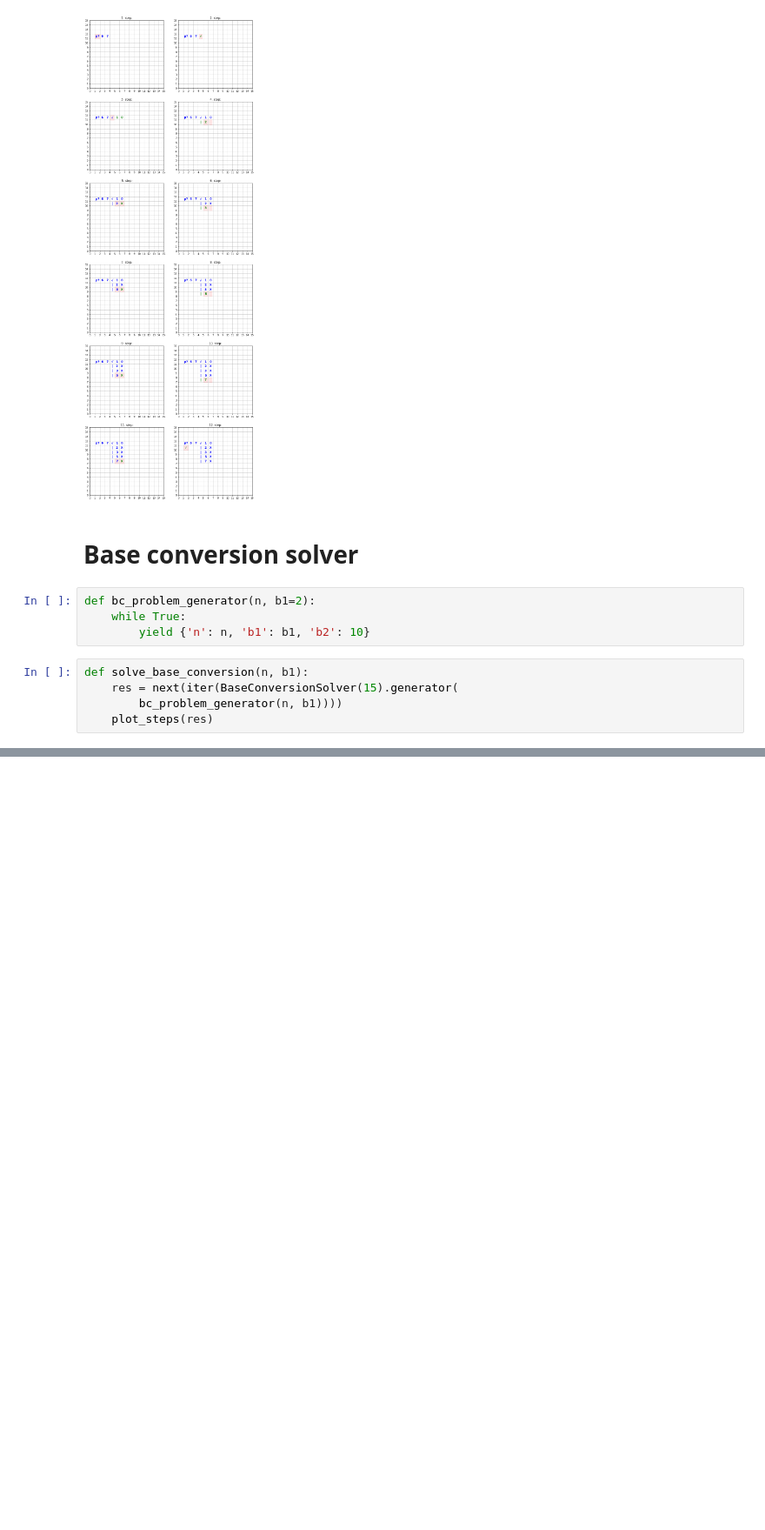
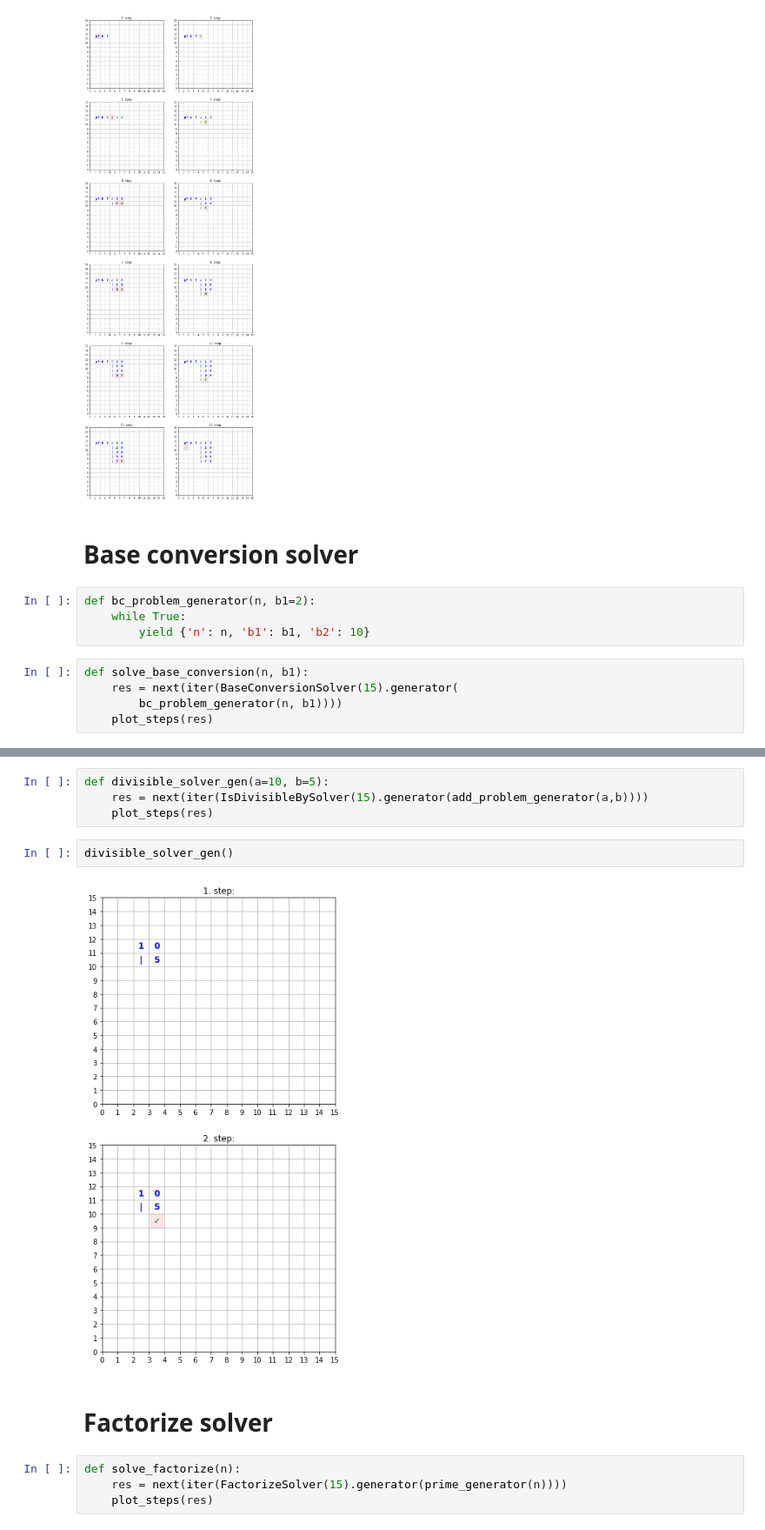
Before and after one commit to csadrian/arithmetics_on_paper, a Jupyter notebook: examples.ipynb, the cells around one changed output, grey strips where cells are left out. Shown: that part at 87% size. Saved outputs shown, nothing was run; the diff lists cells and outputs as text; blank space fills up the shorter version.

```diff
--- a/examples.ipynb
+++ b/examples.ipynb
@@ -87,0 +85,14 @@ add_solver_example()
+# %%
+def divisible_solver_gen(a=10, b=5):
+    res = next(iter(IsDivisibleBySolver(15).generator(add_problem_generator(a,b))))
+    plot_steps(res)
+# %%
+divisible_solver_gen()
+# %% [output]
+[figure, added]
+# %% [markdown]
+# Factorize solver
+# %%
+def solve_factorize(n):
+    res = next(iter(FactorizeSolver(15).generator(prime_generator(n))))
+    plot_steps(res)
```
Also changed, not shown: parts of 9 cells of this notebook, 1 other file.
